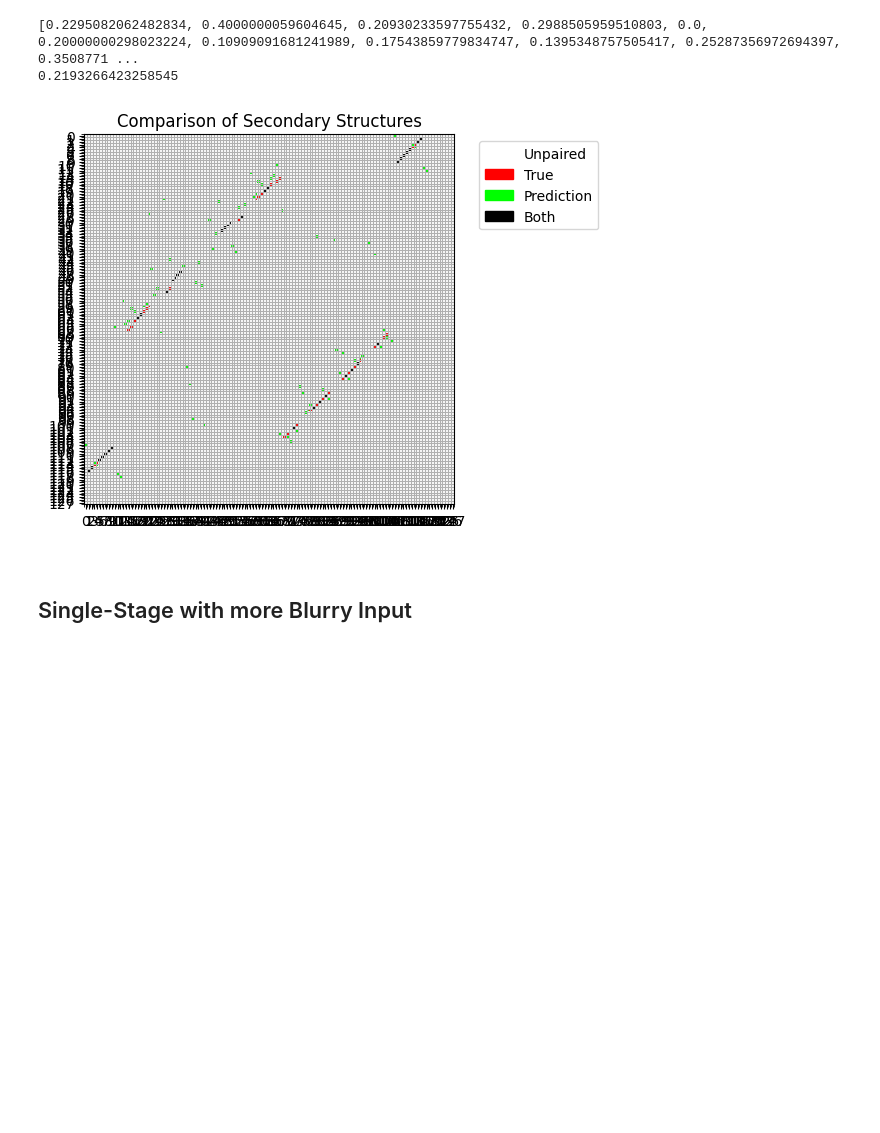
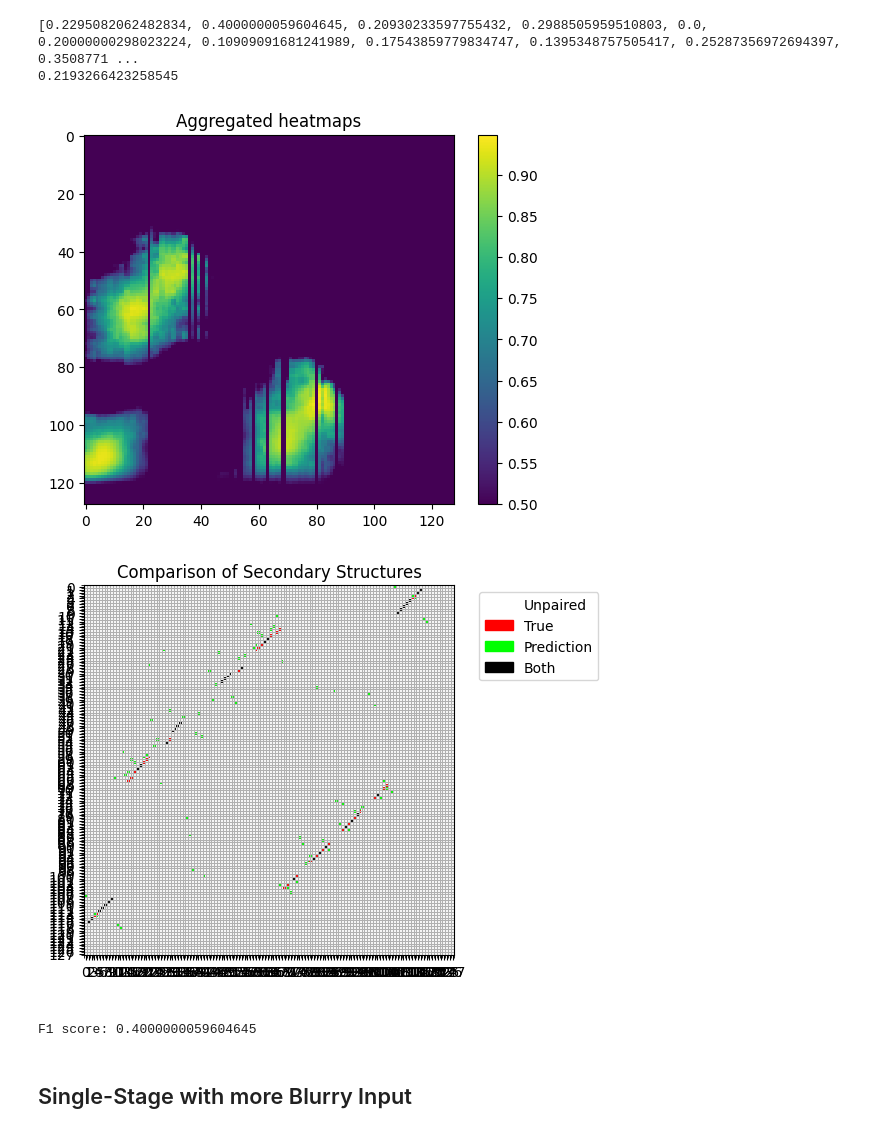
Before and after one commit to Vincent-Therrien/diurnal, a Jupyter notebook: demo/multi_stage_training.ipynb, the cells around one changed output. Cells and saved outputs as stored; diff of their text form; code cells hidden in the pictures; blank space fills up the shorter version.

```diff
--- a/demo/multi_stage_training.ipynb
+++ b/demo/multi_stage_training.ipynb
@@ -121,8 +121,10 @@ def evaluate_model(model, data) -> list[float]:
 
 def check(model, data, index):
     p = model.predict([data["input"][0][index]])
+    p = transform.quantize(p * data["mask"][index], True)
     t = data["target"][index]
-    visualize.compare_pairings(t, transform.quantize(p * data["mask"][index], True))
+    visualize.compare_pairings(t, p)
+    print(f"F1 score: {evaluate.ContactMatrix.f1(t, p)}")
 # %%
 MODEL_UNDER_TEST = cnn.Autoencoder2D
 # %% [markdown]
@@ -265,10 +267,14 @@ print(V1_f1_mean)
 # %% [output]
 [0.2295082062482834, 0.4000000059604645, 0.20930233597755432, 0.2988505959510803, 0.0, 0.20000000298023224, 0.10909091681241989, 0.17543859779834747, 0.1395348757505417, 0.25287356972694397, 0.3508771 ...
 0.2193266423258545
-# %%
-check(model, tt, 1)
-# %% [output]
-[figure, removed]
+# %%
+index = 1
+visualize.heatmap(model.predict([tt["input"][0][index]]))
+check(model, tt, index)
+# %% [output]
+[figure, added]
+[figure, added]
+F1 score: 0.4000000059604645
 # %% [markdown]
 ## Single-Stage with more Blurry Input
 # %%
```
Also changed, not shown: 1 other file.
